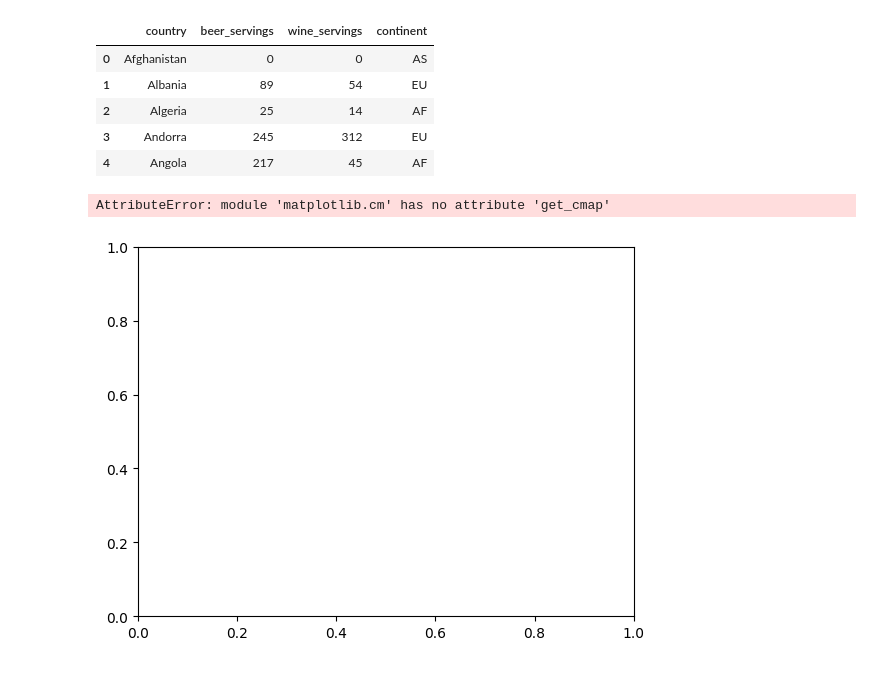
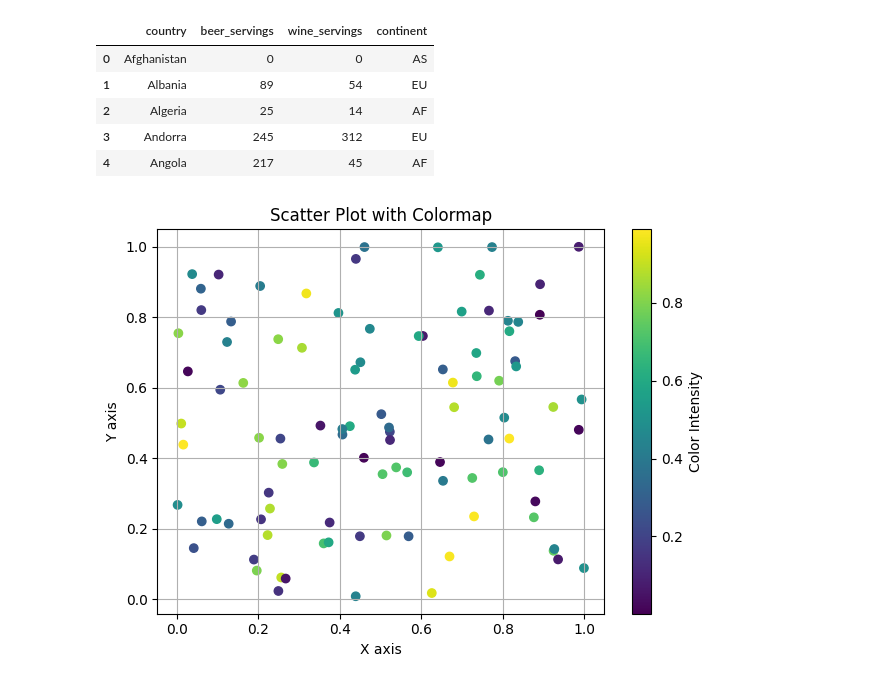
Before and after one commit to ProgressBG-Python-Course/JupyterNotebooksExamples, a Jupyter notebook: Notebooks/matplotlib_pandas_seaborn/tmp.ipynb, the cells around one changed output. Cells and saved outputs as stored; diff of their text form; code cells hidden in the pictures.

```diff
--- a/Notebooks/matplotlib_pandas_seaborn/tmp.ipynb
+++ b/Notebooks/matplotlib_pandas_seaborn/tmp.ipynb
@@ -72,33 +72,32 @@ drinks
 # %%
 import numpy as np
 import matplotlib.pyplot as plt
-import matplotlib.colormaps as cm
+import matplotlib
 
 # Generate some random data
 x = np.random.rand(100)
 y = np.random.rand(100)
 colors = np.random.rand(100)  # Color values based on random data
 
 # Create a figure and axis
 fig, ax = plt.subplots()
 
 # Define colormap
-cmap = cm.get_cmap('viridis')  # Choose colormap (viridis in this case)
+cmap = matplotlib.colormaps['viridis']  # Choose colormap (viridis in this case)
 
 # Plotting scatter plot with colormap
 scatter = ax.scatter(x, y, c=colors, cmap=cmap)
 
 # Adding colorbar
 cbar = plt.colorbar(scatter)
 cbar.set_label('Color Intensity')
 
 # Customizing plot labels and appearance
 ax.set_title('Scatter Plot with Colormap')
 ax.set_xlabel('X axis')
 ax.set_ylabel('Y axis')
 plt.grid(True)
 plt.tight_layout()
 plt.show()
 # %% [output]
-AttributeError: module 'matplotlib.cm' has no attribute 'get_cmap'
-[figure, old version]
+[figure, new version]
```
Also changed, not shown: parts of 1 cell of this notebook.
